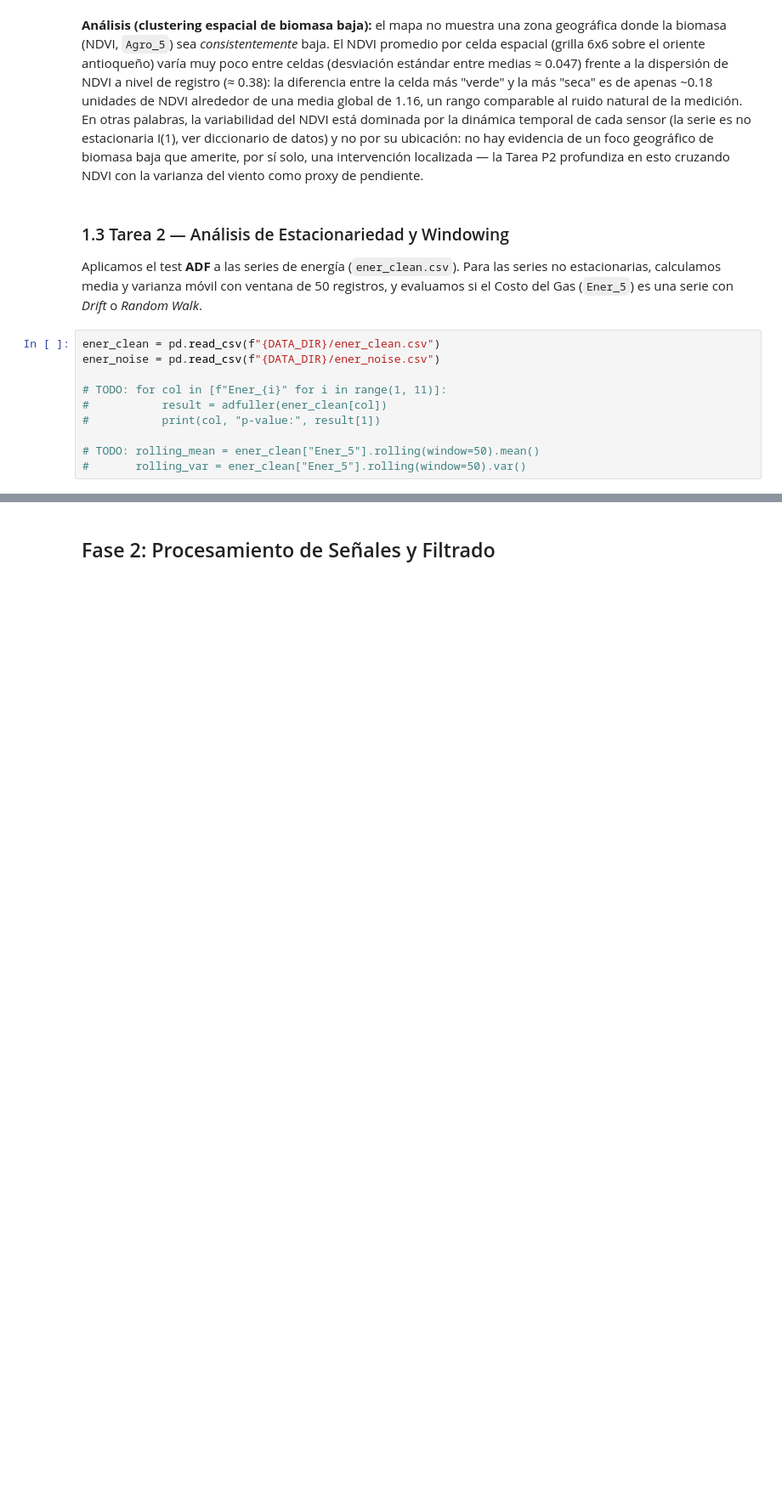
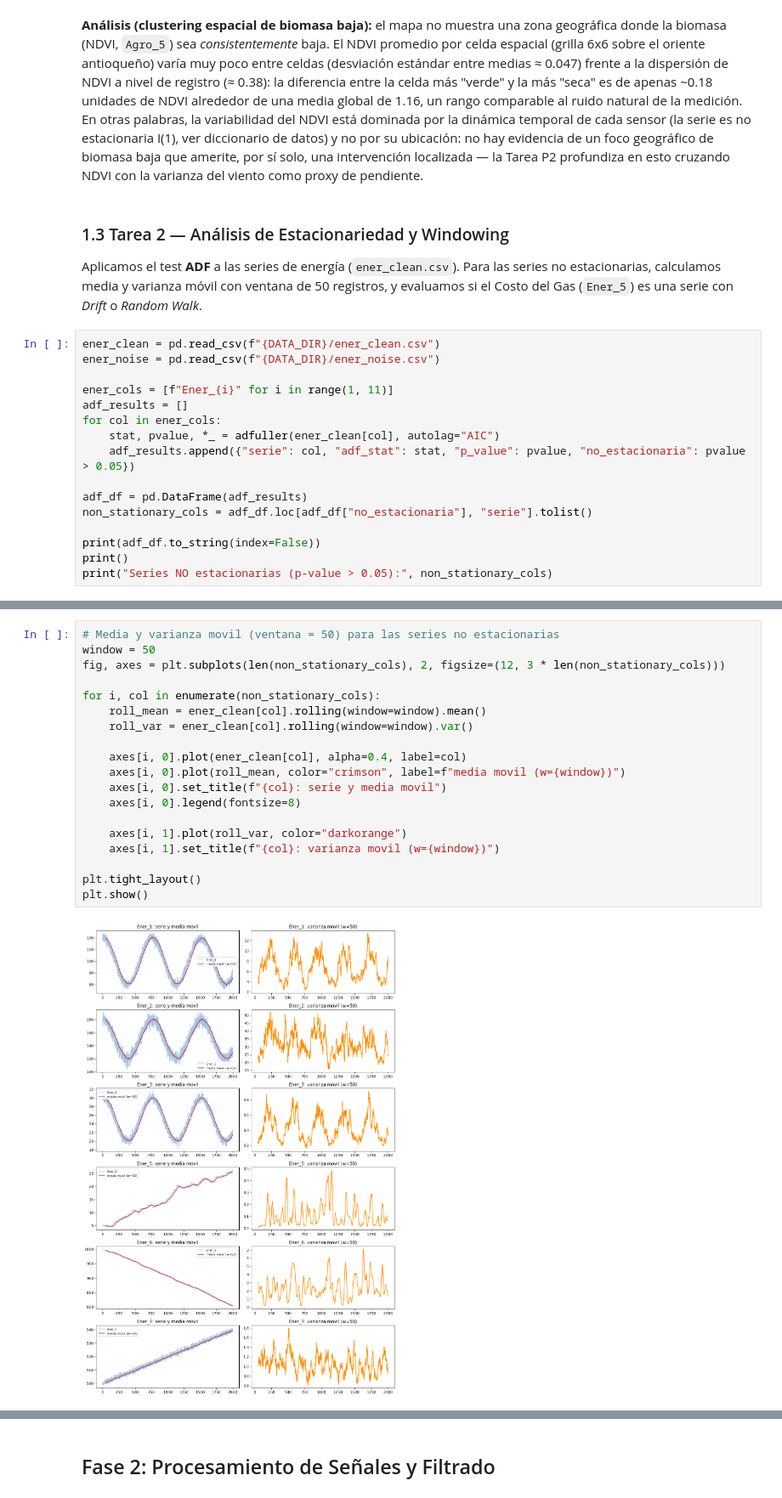
Before and after one commit to daniel95amaya/theoutliers-challenge-03, a Jupyter notebook: notebooks/challenge02_geo_temporal_redes.ipynb, the cells around one changed output, grey strips where cells are left out. Shown at 85% size. Cells and saved outputs as stored; diff of their text form; blank space fills up the shorter version.

```diff
--- a/notebooks/challenge02_geo_temporal_redes.ipynb
+++ b/notebooks/challenge02_geo_temporal_redes.ipynb
@@ -127,9 +127,15 @@ Aplicamos el test **ADF** a las series de energía (`ener_clean.csv`). Para las
 ener_clean = pd.read_csv(f"{DATA_DIR}/ener_clean.csv")
 ener_noise = pd.read_csv(f"{DATA_DIR}/ener_noise.csv")
 
-# TODO: for col in [f"Ener_{i}" for i in range(1, 11)]:
-#           result = adfuller(ener_clean[col])
-#           print(col, "p-value:", result[1])
+ener_cols = [f"Ener_{i}" for i in range(1, 11)]
+adf_results = []
+for col in ener_cols:
+    stat, pvalue, *_ = adfuller(ener_clean[col], autolag="AIC")
+    adf_results.append({"serie": col, "adf_stat": stat, "p_value": pvalue, "no_estacionaria": pvalue > 0.05})
 
-# TODO: rolling_mean = ener_clean["Ener_5"].rolling(window=50).mean()
-#       rolling_var = ener_clean["Ener_5"].rolling(window=50).var()
+adf_df = pd.DataFrame(adf_results)
+non_stationary_cols = adf_df.loc[adf_df["no_estacionaria"], "serie"].tolist()
+
+print(adf_df.to_string(index=False))
+print()
+print("Series NO estacionarias (p-value > 0.05):", non_stationary_cols)
@@ -135,0 +156,21 @@ ener_noise = pd.read_csv(f"{DATA_DIR}/ener_noise.csv")
+# %%
+# Media y varianza movil (ventana = 50) para las series no estacionarias
+window = 50
+fig, axes = plt.subplots(len(non_stationary_cols), 2, figsize=(12, 3 * len(non_stationary_cols)))
+
+for i, col in enumerate(non_stationary_cols):
+    roll_mean = ener_clean[col].rolling(window=window).mean()
+    roll_var = ener_clean[col].rolling(window=window).var()
+
+    axes[i, 0].plot(ener_clean[col], alpha=0.4, label=col)
+    axes[i, 0].plot(roll_mean, color="crimson", label=f"media movil (w={window})")
+    axes[i, 0].set_title(f"{col}: serie y media movil")
+    axes[i, 0].legend(fontsize=8)
+
+    axes[i, 1].plot(roll_var, color="darkorange")
+    axes[i, 1].set_title(f"{col}: varianza movil (w={window})")
+
+plt.tight_layout()
+plt.show()
+# %% [output]
+[figure, added]
```
Also changed, not shown: parts of 3 cells of this notebook.
